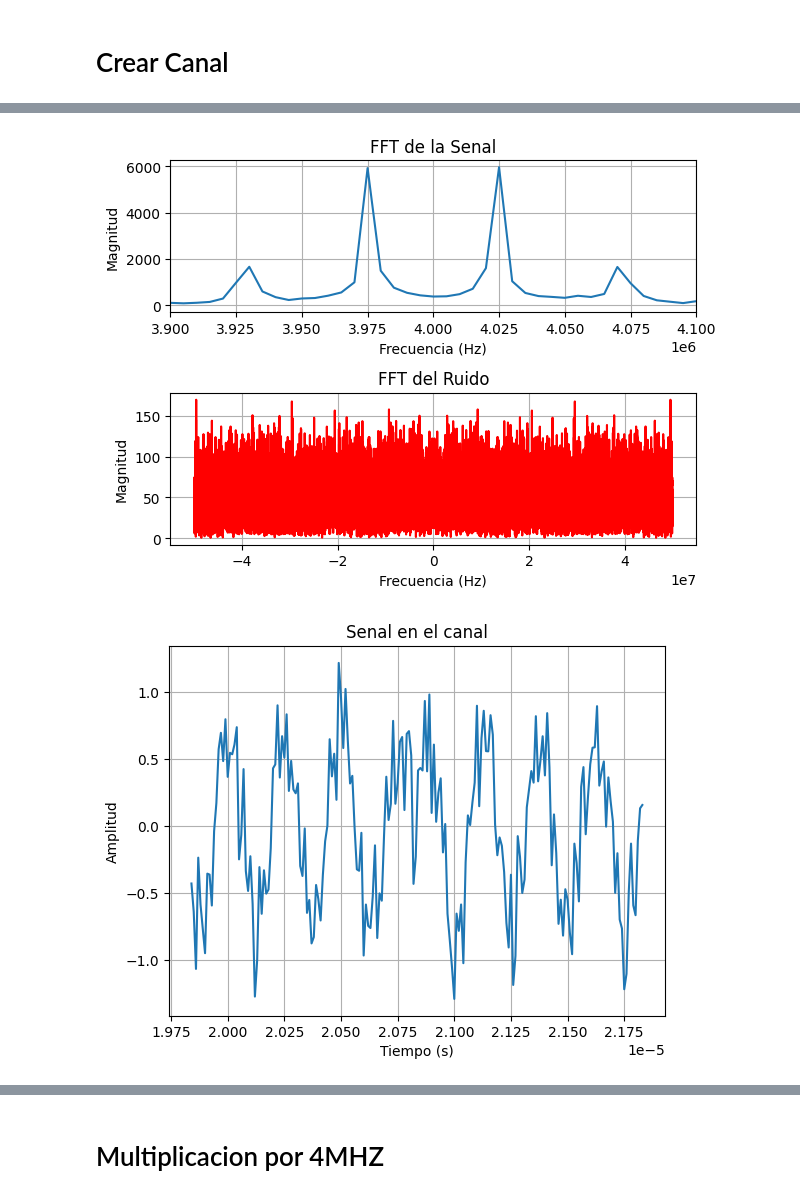
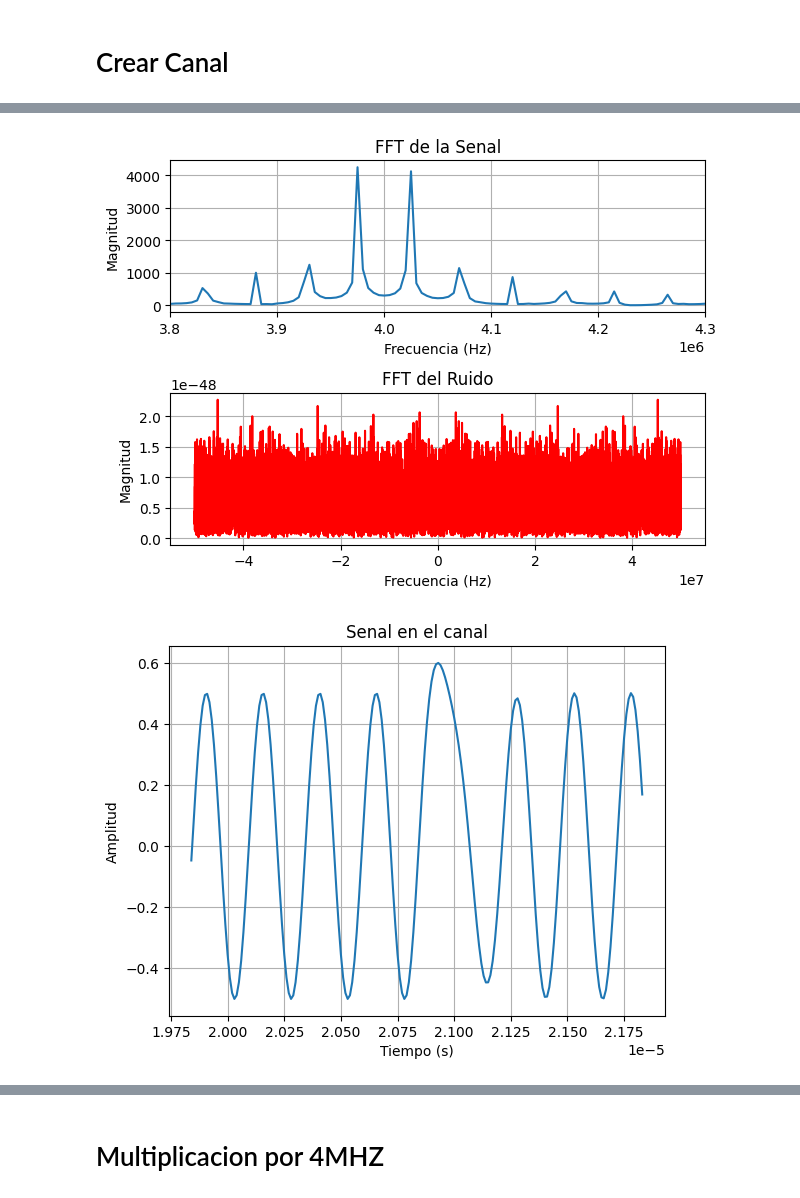
Before and after one commit to jbcgames/Laboratorio_1_Procesamiento, a Jupyter notebook: Proyecto_PM.ipynb, the cells around one changed output, grey strips where cells are left out. Drawn from its saved outputs; the diff is of its cells as text; code cells hidden in the pictures.

```diff
--- a/Proyecto_PM.ipynb
+++ b/Proyecto_PM.ipynb
@@ -143,9 +143,9 @@ def crear_canal(x, fs, fc, atenuacion_db, snr_db=20):
     plt.grid()
     plt.show()
 
-
+    x_filtrada = aplicar_filtro(x, b, a)
     # Atenuacion
-    x_ruidos = agregar_ruido_gaussiano(x, snr_db)  # SNR de 20 dB
+    x_ruidos = agregar_ruido_gaussiano(x_filtrada, snr_db)  # SNR de 20 dB
     atenuacion = 10 ** (atenuacion_db / 20)
     X_atenuada = x_ruidos * atenuacion
 
@@ -171,7 +171,7 @@ def agregar_ruido_gaussiano(x, snr_db):
     plt.xlabel('Frecuencia (Hz)')
     plt.ylabel('Magnitud')
     #plt.ylim(0, 500)
-    plt.xlim(3.9e6, 4.1e6)
+    plt.xlim(3.8e6, 4.3e6)
     plt.grid()
     plt.subplot(2,1,2)
     plt.plot(f_ruido, numpy.abs(R), label='Ruido', color='red')
@@ -183,9 +183,9 @@ def agregar_ruido_gaussiano(x, snr_db):
     plt.show()
     return x_ruidosa
 # Prueba de canal
-fc = 10e6
+fc = 4e6
 #aplicar el canal a la señal con codificacion unipolar
-x_canal = crear_canal(x_fm, fs, fc, atenuacion_db= -3 , snr_db=5)
+x_canal = crear_canal(x_fm, fs, fc, atenuacion_db= -3 , snr_db=1000)
 t_canal = t
 plt.figure()
 longitud=int(len(t)/50)
@@ -201,2 +201,2 @@ plt.show()
-[figure, old version]
+[figure, new version]
-[figure, old version]
+[figure, new version]
```
Also changed, not shown: parts of 6 cells of this notebook, 2 other files.
